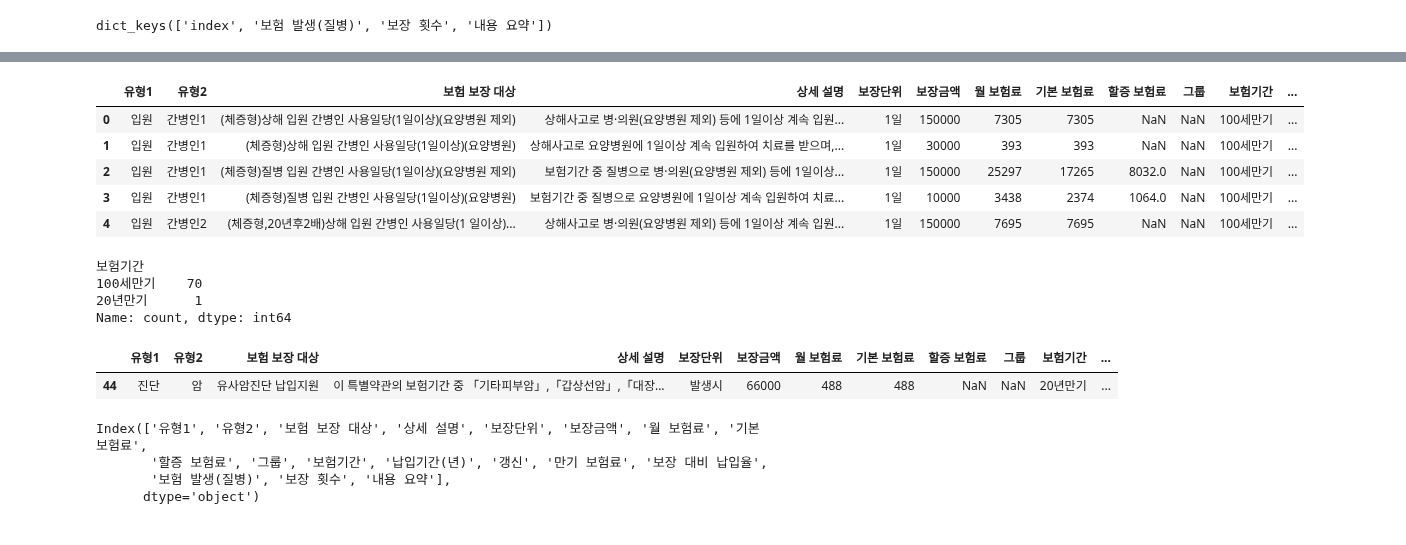
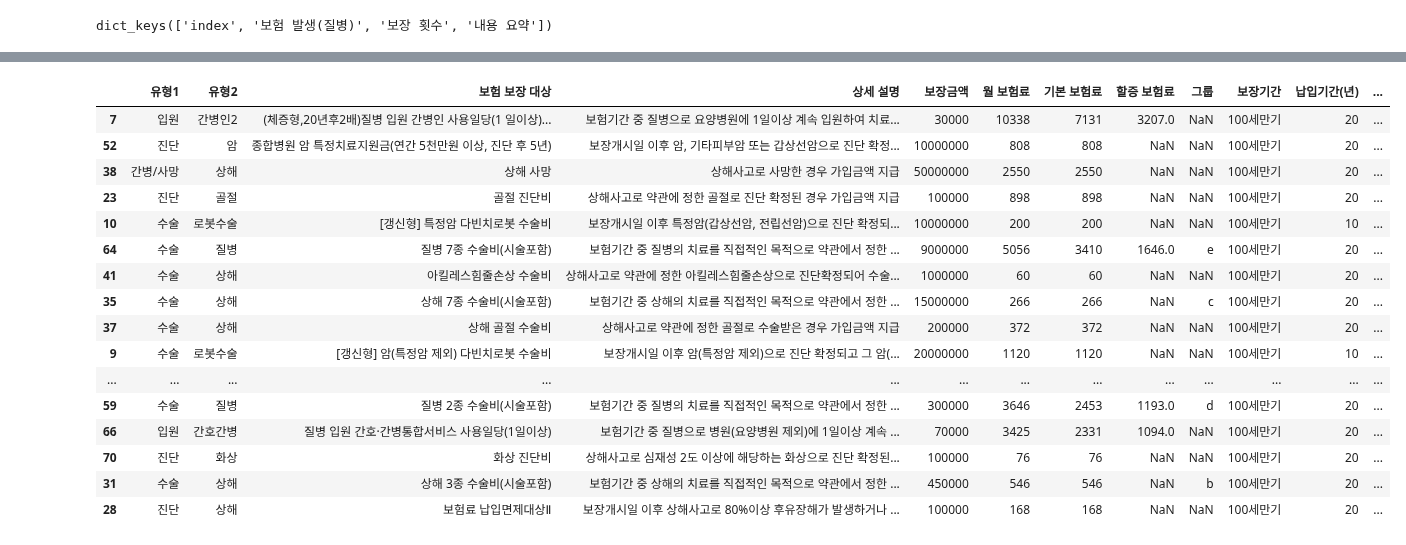
Before and after one commit to tiod0611/practice_language, a Jupyter notebook: python/데이터분석/insurance/insurance_전처리.ipynb, the cells around one changed output, grey strips where cells are left out. Cells and saved outputs as stored; diff of their text form; code cells hidden in the pictures.

```diff
--- a/python/데이터분석/insurance/insurance_전처리.ipynb
+++ b/python/데이터분석/insurance/insurance_전처리.ipynb
@@ -343,35 +323,29 @@ pd.set_option('display.max_rows', 400)
 result_df = result_df.drop('index', axis=1).reset_index(drop=True)
 # %%
 data = data.join(result_df)
-# %%
-data.head()
-# %% [output]
-|  | 유형1 | 유형2 | 보험 보장 대상 | 상세 설명 | 보장단위 | 보장금액 | 월 보험료 | 기본 보험료 | 할증 보험료 | 그룹 | 보험기간 | ... |
-| 0 | 입원 | 간병인1 | (체증형)상해 입원 간병인 사용일당(1일이상)(요양병원 제외) | 상해사고로 병·의원(요양병원 제외) 등에 1일이상 계속 입원... | 1일 | 150000 | 7305 | 7305 | NaN | NaN | 100세만기 | ... |
-| 1 | 입원 | 간병인1 | (체증형)상해 입원 간병인 사용일당(1일이상)(요양병원) | 상해사고로 요양병원에 1일이상 계속 입원하여 치료를 받으며,... | 1일 | 30000 | 393 | 393 | NaN | NaN | 100세만기 | ... |
-| 2 | 입원 | 간병인1 | (체증형)질병 입원 간병인 사용일당(1일이상)(요양병원 제외) | 보험기간 중 질병으로 병·의원(요양병원 제외) 등에 1일이상... | 1일 | 150000 | 25297 | 17265 | 8032.0 | NaN | 100세만기 | ... |
-| 3 | 입원 | 간병인1 | (체증형)질병 입원 간병인 사용일당(1일이상)(요양병원) | 보험기간 중 질병으로 요양병원에 1일이상 계속 입원하여 치료... | 1일 | 10000 | 3438 | 2374 | 1064.0 | NaN | 100세만기 | ... |
-| 4 | 입원 | 간병인2 | (체증형,20년후2배)상해 입원 간병인 사용일당(1 일이상)... | 상해사고로 병·의원(요양병원 제외) 등에 1일이상 계속 입원... | 1일 | 150000 | 7695 | 7695 | NaN | NaN | 100세만기 | ... |
-# %%
-data['보험기간'].value_counts()
-# %% [output]
-보험기간
-100세만기    70
-20년만기      1
-Name: count, dtype: int64
-# %%
-data[data['보험기간']=='20년만기']
-# %% [output]
-|  | 유형1 | 유형2 | 보험 보장 대상 | 상세 설명 | 보장단위 | 보장금액 | 월 보험료 | 기본 보험료 | 할증 보험료 | 그룹 | 보험기간 | ... |
-| 44 | 진단 | 암 | 유사암진단 납입지원 | 이 특별약관의 보험기간 중 「기타피부암」,「갑상선암」,「대장... | 발생시 | 66000 | 488 | 488 | NaN | NaN | 20년만기 | ... |
-# %%
-data = pd.read_excel('preprocessed_data_txt-sum.xlsx')
-# %%
-data.columns
-# %% [output]
-Index(['유형1', '유형2', '보험 보장 대상', '상세 설명', '보장단위', '보장금액', '월 보험료', '기본 보험료',
-       '할증 보험료', '그룹', '보험기간', '납입기간(년)', '갱신', '만기 보험료', '보장 대비 납입율',
-       '보험 발생(질병)', '보장 횟수', '내용 요약'],
-      dtype='object')
+# %%
+data.drop('Unnamed: 0', axis=1, inplace=True)
+# %%
+data.drop('보장단위', axis=1, inplace=True)
+# %%
+data.sample(20)
+# %% [output]
+|  | 유형1 | 유형2 | 보험 보장 대상 | 상세 설명 | 보장금액 | 월 보험료 | 기본 보험료 | 할증 보험료 | 그룹 | 보장기간 | 납입기간(년) | ... |
+| 7 | 입원 | 간병인2 | (체증형,20년후2배)질병 입원 간병인 사용일당(1 일이상)... | 보험기간 중 질병으로 요양병원에 1일이상 계속 입원하여 치료... | 30000 | 10338 | 7131 | 3207.0 | NaN | 100세만기 | 20 | ... |
+| 52 | 진단 | 암 | 종합병원 암 특정치료지원금(연간 5천만원 이상, 진단 후 5년) | 보장개시일 이후 암, 기타피부암 또는 갑상선암으로 진단 확정... | 10000000 | 808 | 808 | NaN | NaN | 100세만기 | 20 | ... |
+| 38 | 간병/사망 | 상해 | 상해 사망 | 상해사고로 사망한 경우 가입금액 지급 | 50000000 | 2550 | 2550 | NaN | NaN | 100세만기 | 20 | ... |
+| 23 | 진단 | 골절 | 골절 진단비 | 상해사고로 약관에 정한 골절로 진단 확정된 경우 가입금액 지급 | 100000 | 898 | 898 | NaN | NaN | 100세만기 | 20 | ... |
+| 10 | 수술 | 로봇수술 | [갱신형] 특정암 다빈치로봇 수술비 | 보장개시일 이후 특정암(갑상선암, 전립선암)으로 진단 확정되... | 10000000 | 200 | 200 | NaN | NaN | 100세만기 | 10 | ... |
+| 64 | 수술 | 질병 | 질병 7종 수술비(시술포함) | 보험기간 중 질병의 치료를 직접적인 목적으로 약관에서 정한 ... | 9000000 | 5056 | 3410 | 1646.0 | e | 100세만기 | 20 | ... |
+| 41 | 수술 | 상해 | 아킬레스힘줄손상 수술비 | 상해사고로 약관에 정한 아킬레스힘줄손상으로 진단확정되어 수술... | 1000000 | 60 | 60 | NaN | NaN | 100세만기 | 20 | ... |
+| 35 | 수술 | 상해 | 상해 7종 수술비(시술포함) | 보험기간 중 상해의 치료를 직접적인 목적으로 약관에서 정한 ... | 15000000 | 266 | 266 | NaN | c | 100세만기 | 20 | ... |
+| 37 | 수술 | 상해 | 상해 골절 수술비 | 상해사고로 약관에 정한 골절로 수술받은 경우 가입금액 지급 | 200000 | 372 | 372 | NaN | NaN | 100세만기 | 20 | ... |
+| 9 | 수술 | 로봇수술 | [갱신형] 암(특정암 제외) 다빈치로봇 수술비 | 보장개시일 이후 암(특정암 제외)으로 진단 확정되고 그 암(... | 20000000 | 1120 | 1120 | NaN | NaN | 100세만기 | 10 | ... |
+| ... | ... | ... | ... | ... | ... | ... | ... | ... | ... | ... | ... | ... |
+| 59 | 수술 | 질병 | 질병 2종 수술비(시술포함) | 보험기간 중 질병의 치료를 직접적인 목적으로 약관에서 정한 ... | 300000 | 3646 | 2453 | 1193.0 | d | 100세만기 | 20 | ... |
+| 66 | 입원 | 간호간병 | 질병 입원 간호·간병통합서비스 사용일당(1일이상) | 보험기간 중 질병으로 병원(요양병원 제외)에 1일이상 계속 ... | 70000 | 3425 | 2331 | 1094.0 | NaN | 100세만기 | 20 | ... |
+| 70 | 진단 | 화상 | 화상 진단비 | 상해사고로 심재성 2도 이상에 해당하는 화상으로 진단 확정된... | 100000 | 76 | 76 | NaN | NaN | 100세만기 | 20 | ... |
+| 31 | 수술 | 상해 | 상해 3종 수술비(시술포함) | 보험기간 중 상해의 치료를 직접적인 목적으로 약관에서 정한 ... | 450000 | 546 | 546 | NaN | b | 100세만기 | 20 | ... |
+| 28 | 진단 | 상해 | 보험료 납입면제대상Ⅱ | 보장개시일 이후 상해사고로 80%이상 후유장해가 발생하거나 ... | 100000 | 168 | 168 | NaN | NaN | 100세만기 | 20 | ... |
 # %%
 data.to_excel('preprocessed_data_txt-sum.xlsx', index=False)
```
Also changed, not shown: parts of 15 cells of this notebook, 2 other files.
